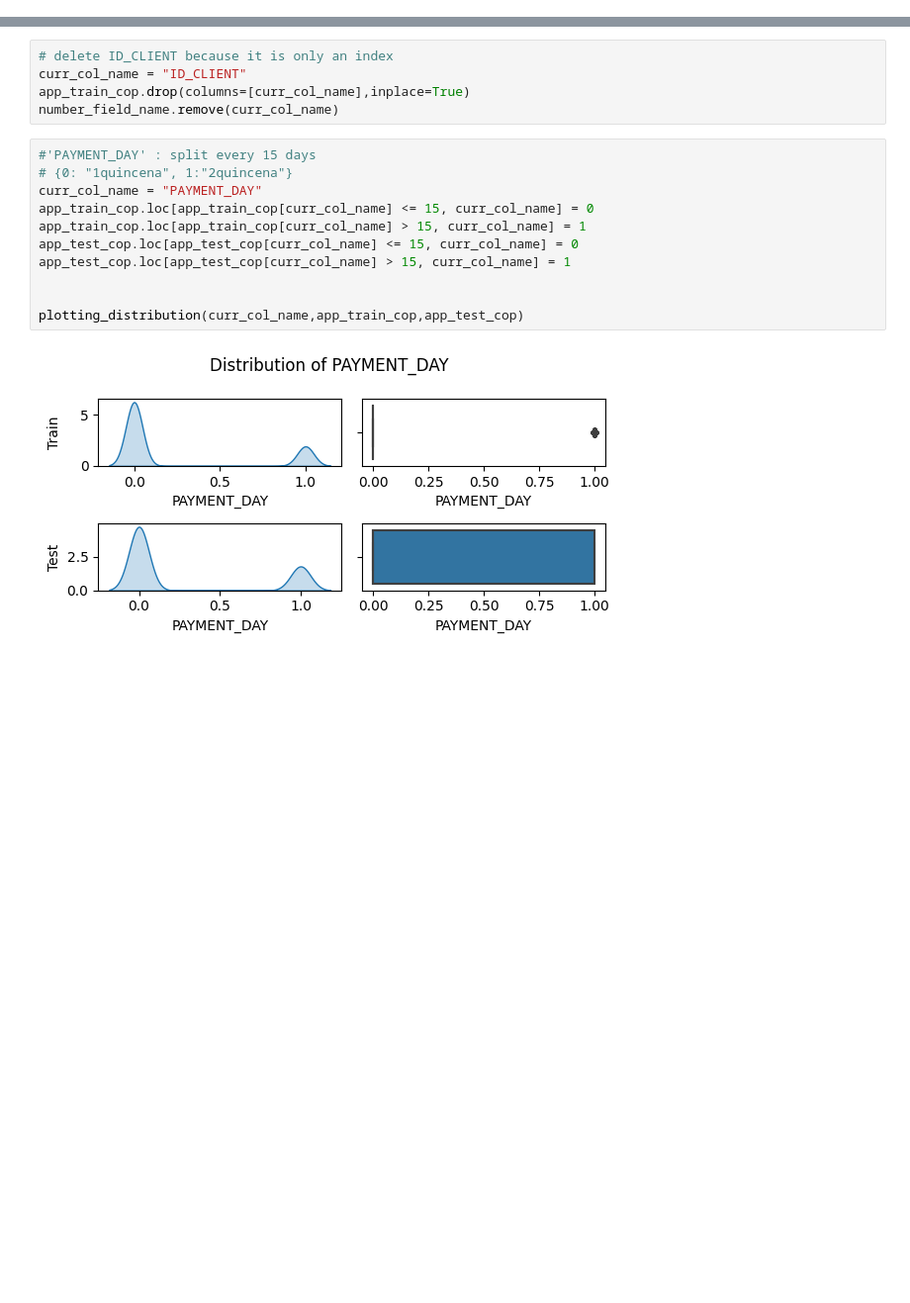
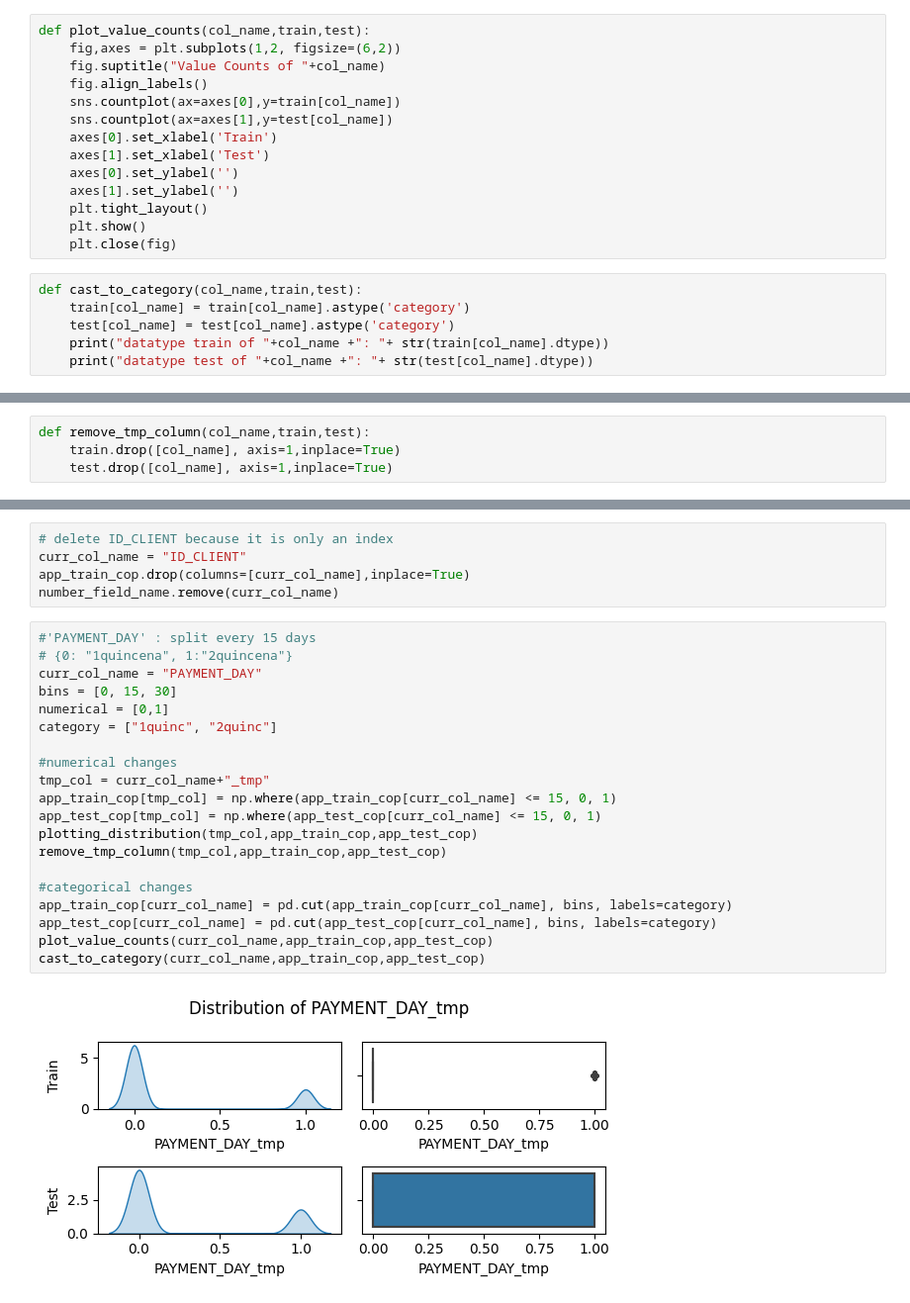
Before and after one commit to tutecode/credit-risk-analysis, a Jupyter notebook: notebook_principal.ipynb, the cells around one changed output, grey strips where cells are left out. Shown at 99% size. Drawn from its saved outputs; the diff is of its cells as text; blank space fills up the shorter version.

```diff
--- a/notebook_principal.ipynb
+++ b/notebook_principal.ipynb
@@ -457,3 +457,23 @@ def plotting_distribution(col_name,train,test):
     plt.tight_layout()
     plt.show()
     plt.close(fig)
+# %%
+def plot_value_counts(col_name,train,test):
+    fig,axes = plt.subplots(1,2, figsize=(6,2))
+    fig.suptitle("Value Counts of "+col_name)
+    fig.align_labels()
+    sns.countplot(ax=axes[0],y=train[col_name])
+    sns.countplot(ax=axes[1],y=test[col_name])
+    axes[0].set_xlabel('Train')
+    axes[1].set_xlabel('Test')
+    axes[0].set_ylabel('')
+    axes[1].set_ylabel('')
+    plt.tight_layout()
+    plt.show()
+    plt.close(fig)
+# %%
+def cast_to_category(col_name,train,test):
+    train[col_name] = train[col_name].astype('category')
+    test[col_name] = test[col_name].astype('category')
+    print("datatype train of "+col_name +": "+ str(train[col_name].dtype))
+    print("datatype test of "+col_name +": "+ str(test[col_name].dtype))
@@ -460,3 +487,7 @@ def plotting_distribution(col_name,train,test):
+# %%
+def remove_tmp_column(col_name,train,test):
+    train.drop([col_name], axis=1,inplace=True)
+    test.drop([col_name], axis=1,inplace=True)
 # %%
 # cloning app_train
 app_train_cop = app_train.copy()
@@ -471,13 +502,22 @@ number_field_name.remove(curr_col_name)
 # %%
 #'PAYMENT_DAY' : split every 15 days
 # {0: "1quincena", 1:"2quincena"}
 curr_col_name = "PAYMENT_DAY"
-app_train_cop.loc[app_train_cop[curr_col_name] <= 15, curr_col_name] = 0
-app_train_cop.loc[app_train_cop[curr_col_name] > 15, curr_col_name] = 1
-app_test_cop.loc[app_test_cop[curr_col_name] <= 15, curr_col_name] = 0
-app_test_cop.loc[app_test_cop[curr_col_name] > 15, curr_col_name] = 1
+bins = [0, 15, 30]
+numerical = [0,1]
+category = ["1quinc", "2quinc"]
 
+#numerical changes
+tmp_col = curr_col_name+"_tmp"
+app_train_cop[tmp_col] = np.where(app_train_cop[curr_col_name] <= 15, 0, 1)
+app_test_cop[tmp_col] = np.where(app_test_cop[curr_col_name] <= 15, 0, 1)
+plotting_distribution(tmp_col,app_train_cop,app_test_cop)
+remove_tmp_column(tmp_col,app_train_cop,app_test_cop)
 
-plotting_distribution(curr_col_name,app_train_cop,app_test_cop)
+#categorical changes
+app_train_cop[curr_col_name] = pd.cut(app_train_cop[curr_col_name], bins, labels=category)
+app_test_cop[curr_col_name] = pd.cut(app_test_cop[curr_col_name], bins, labels=category)
+plot_value_counts(curr_col_name,app_train_cop,app_test_cop)
+cast_to_category(curr_col_name,app_train_cop,app_test_cop)
 # %% [output]
-[figure, old version]
+[figure, new version]
```
Also changed, not shown: parts of 20 cells of this notebook, 1 other file.
